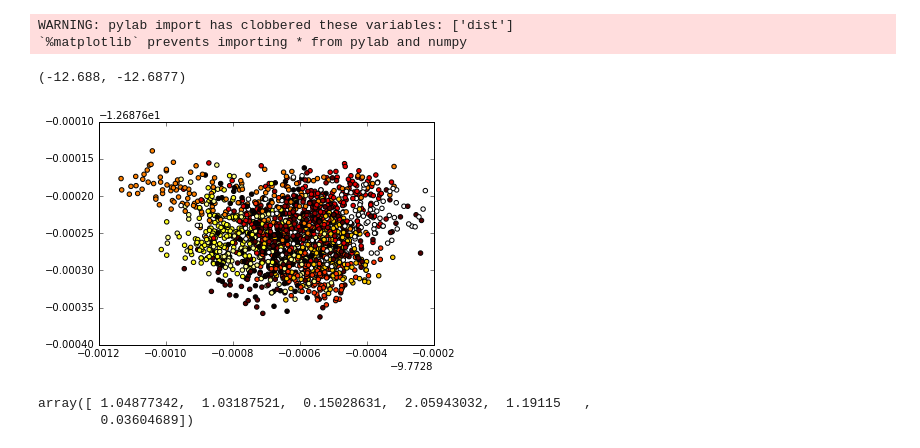
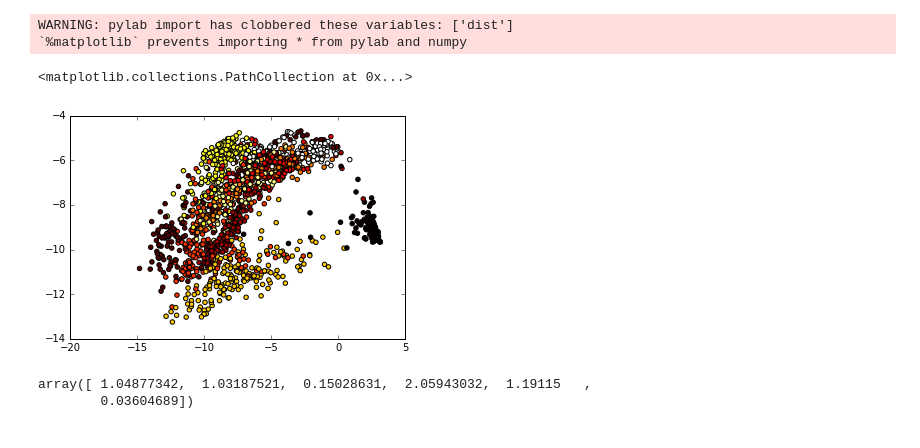
Before and after one commit to Aanax/newbie_GAN, a Jupyter notebook: AAE.ipynb, the cells around one changed output. Saved outputs shown, nothing was run; the diff lists cells and outputs as text; code cells hidden in the pictures.

```diff
--- a/AAE.ipynb
+++ b/AAE.ipynb
@@ -74,7 +74,7 @@ predictions = Dense(1, activation='relu')(predictions2)
 model = Model(input=[input_data,input_dist], output= [predictions,decoder_out])
 #just_autoencoder = Model(input=input_data, output= decoder_out)
 # %%
-model.set_weights(joblib.load("modelPROPER_1_epoch.pkl"))
+model.set_weights(joblib.load("linSIM_last_epoch.pkl"))
 #1 - last
 # %%
 for i in model.layers:
@@ -187,27 +187,27 @@ nobody_cares = np.array([0.0])
 nobody_cares_decoder = np.zeros((PIC_SIZE,)).reshape((-1,PIC_SIZE))
 for epoch in range(0,n_epoch):
 
-    joblib.dump(model.get_weights(),"linPROPER_last_epoch.pkl",compress=9)
+    joblib.dump(model.get_weights(),"linSIM_last_epoch.pkl",compress=9)
 
     print("Epoch ",epoch)#,"Iter ",xnum)
     for xnum in tqdm(range(0,len(X))):
         #unfreezing encoder
-        for i in model.layers:
-            if "encoder" or "decoder" in i.name:
-                i.trainable = True
+        #for i in model.layers:
+        #    if "encoder" or "decoder" in i.name:
+        #        i.trainable = True
         #freezing generator
         #for i in model.layers:
         #    if "generator" in i.name:
         #        i.trainable = False
 
         #freezing tester
-        model.layers[-1].trainable = False
+        #model.layers[-1].trainable = False
 
-        model.compile(opt , loss = [Nobody_Cares,"mse"])
+        #model.compile(opt , loss = [Nobody_Cares,"mse"])
 
-        for i in range(num_encoder_train):
-            #first data then dist
-            model.train_on_batch([np.array(X[xnum]).reshape((-1,PIC_SIZE)),np.zeros((HIDDEN_VECTOR_SIZE,)).reshape((-1,HIDDEN_VECTOR_SIZE))],[nobody_cares,np.array(X[xnum]).reshape((-1,PIC_SIZE))])
+        #for i in range(num_encoder_train):
+         #   #first data then dist
+          #  model.train_on_batch([np.array(X[xnum]).reshape((-1,PIC_SIZE)),np.zeros((HIDDEN_VECTOR_SIZE,)).reshape((-1,HIDDEN_VECTOR_SIZE))],[nobody_cares,np.array(X[xnum]).reshape((-1,PIC_SIZE))])
 
         #unfreezing tester
         model.layers[-1].trainable = True
@@ -237,9 +237,10 @@ for epoch in range(0,n_epoch):
 
         #freezing tester
         model.layers[-1].trainable = False
-        model.compile(opt, loss = [generator_error_theano,Nobody_Cares])
+        model.compile(opt, loss = [generator_error_theano,"mse"])
         #doing ? steps of generator training
         for nn in range(0,3):
             #model.train_on_batch([np.zeros((784,)).reshape((-1,784)),np.random.uniform(bottom,top,784).reshape((-1,784))],[np.array([1.0]),nobody_cares_decoder]) #inputs noise to generator
-            model.train_on_batch([np.array(X[np.random.choice(len(X))]).reshape((-1,PIC_SIZE)),np.zeros((HIDDEN_VECTOR_SIZE,)).reshape((-1,HIDDEN_VECTOR_SIZE))],[np.array([1.0]),nobody_cares_decoder]) #inputs real to autoenc-generator
+            sampl = X[np.random.choice(len(X))]
+            model.train_on_batch([np.array(sampl).reshape((-1,PIC_SIZE)),np.zeros((HIDDEN_VECTOR_SIZE,)).reshape((-1,HIDDEN_VECTOR_SIZE))],[np.array([1.0]),np.array(sampl).reshape((-1,PIC_SIZE))]) #inputs real to autoenc-generator
 # %% [output]
@@ -287,17 +290,17 @@ WARNING: pylab import has clobbered these variables: ['dist']
 # %%
 X_hiddens = np.array(get_hiddens(X))
 #X_tsne = TSNE(n_components=2, n_iter=200).fit_transform(X_hiddens)
 #colors = matplotlib.cm.rainbow(np.linspace(0, 1, len(set(y))))
 #colors_to_use = []
 #for label in y:
 #    colors_to_use.append(colors[label])
 
 pylab.scatter(X_hiddens[:, 0], X_hiddens[:, 2], c=y, cmap=pylab.cm.hot)#,colors_to_use)#
-pylab.xlim([-9.774,-9.773])
-pylab.ylim([-0.018-1.267e1,-0.0177-1.267e1])
+#pylab.xlim([0.03+1.409e1,0.037+1.409e1])
+#pylab.ylim([-3.481,-3.479])
 # %% [output]
-(-12.688, -12.6877)
+<matplotlib.collections.PathCollection at 0x...>
-[figure, old version]
+[figure, new version]
 # %%
 X_hidden = np.array(X_hiddens)
 # %%
```
Also changed, not shown: parts of 3 cells of this notebook.
